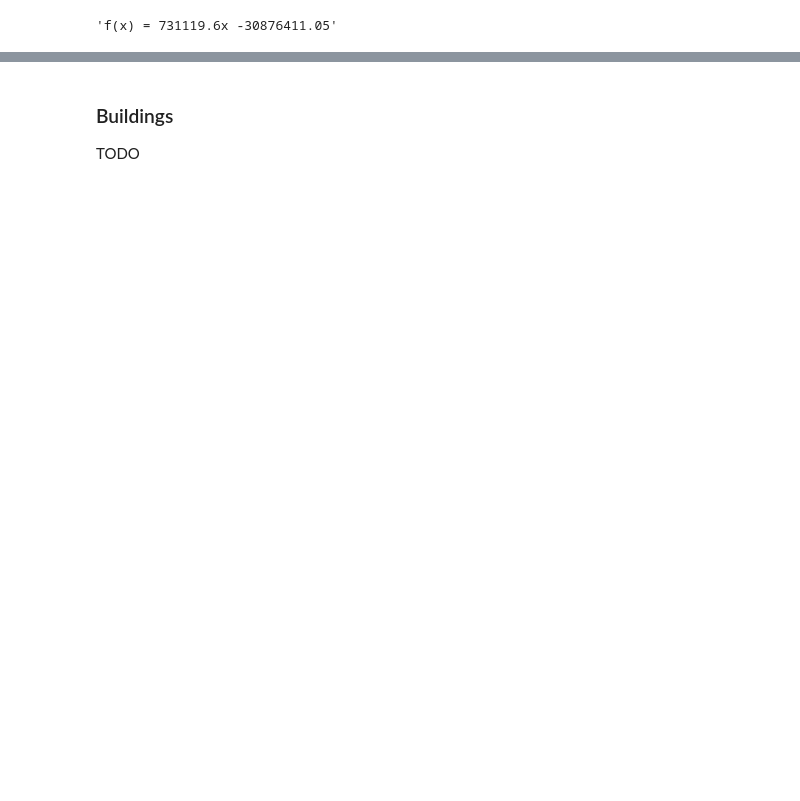
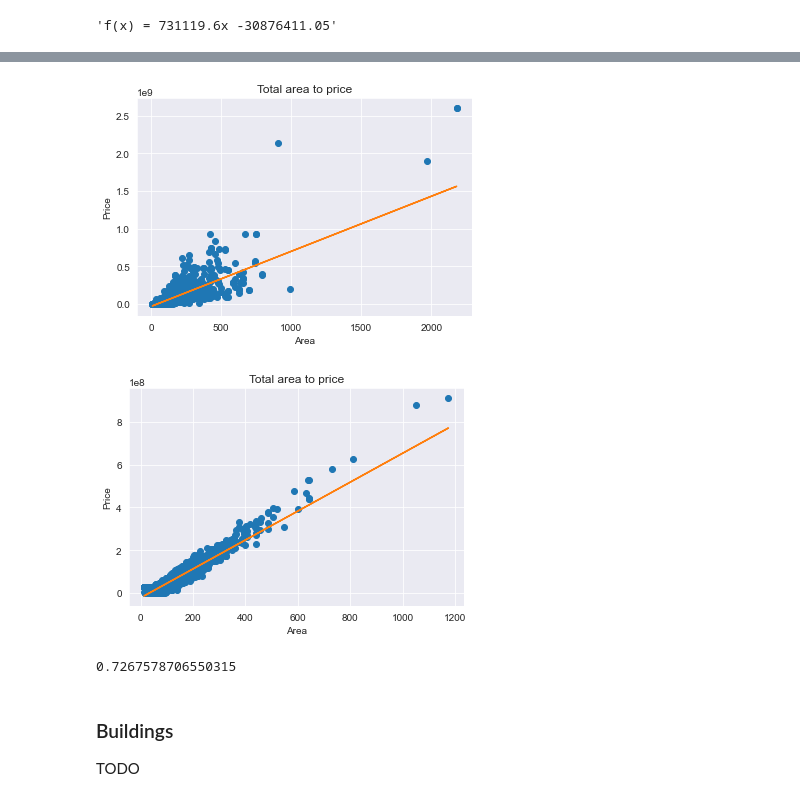
Before and after one commit to Olaussen/TDT4173_group69, a Jupyter notebook: src/notebook.ipynb, the cells around one changed output, grey strips where cells are left out. Drawn from its saved outputs; the diff is of its cells as text; code cells hidden in the pictures; blank space fills up the shorter version.

```diff
--- a/src/notebook.ipynb
+++ b/src/notebook.ipynb
@@ -94,0 +124,7 @@ pred.to_csv("prediction.csv", index=False)
+# %%
+labels = preprocessor.apartments["price"]
+training_data = preprocessor.preprocessed_apartments()
+test_data = preprocessor.preprocessed_apartments(test_set = True)
+model.fit(training_data, labels)
+pred = model.predict(test_data)
+model.save_predictions(pred)
@@ -95,3 +145,13 @@ pred.to_csv("prediction.csv", index=False)
+# %%
+visualizer.area_to_price(preprocessor.apartments)
+data = [(preprocessor.apartments_test["area_total"][i], pred[i]) for i in range(len(pred))]
+data = pd.DataFrame(data, columns = ["area_total", "price"])
+visualizer.area_to_price(data)
+model.score
+# %% [output]
+[figure, added]
+[figure, added]
+0.7267578706550315
 # %% [markdown]
 ### Buildings
 
```
Also changed, not shown: parts of 15 cells of this notebook, 5 other files.
